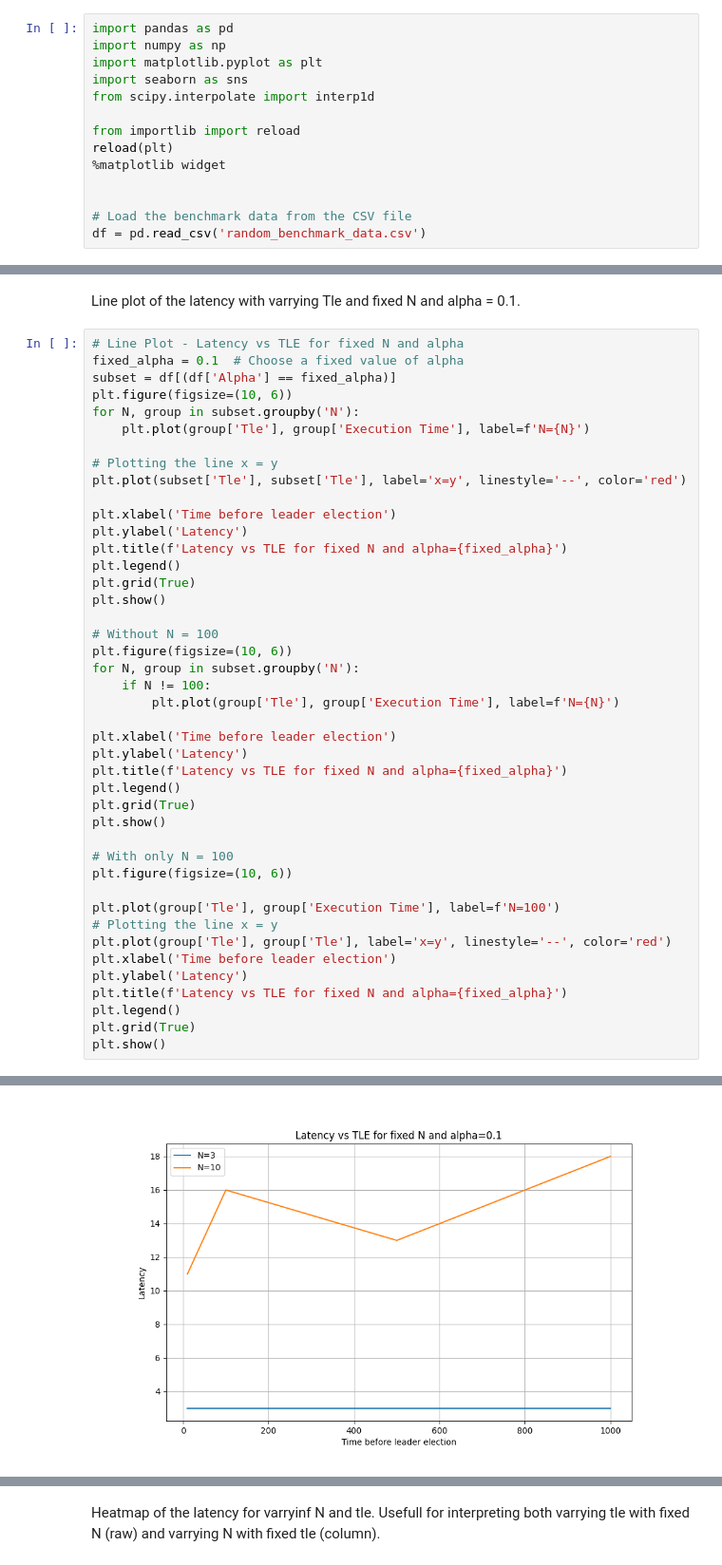
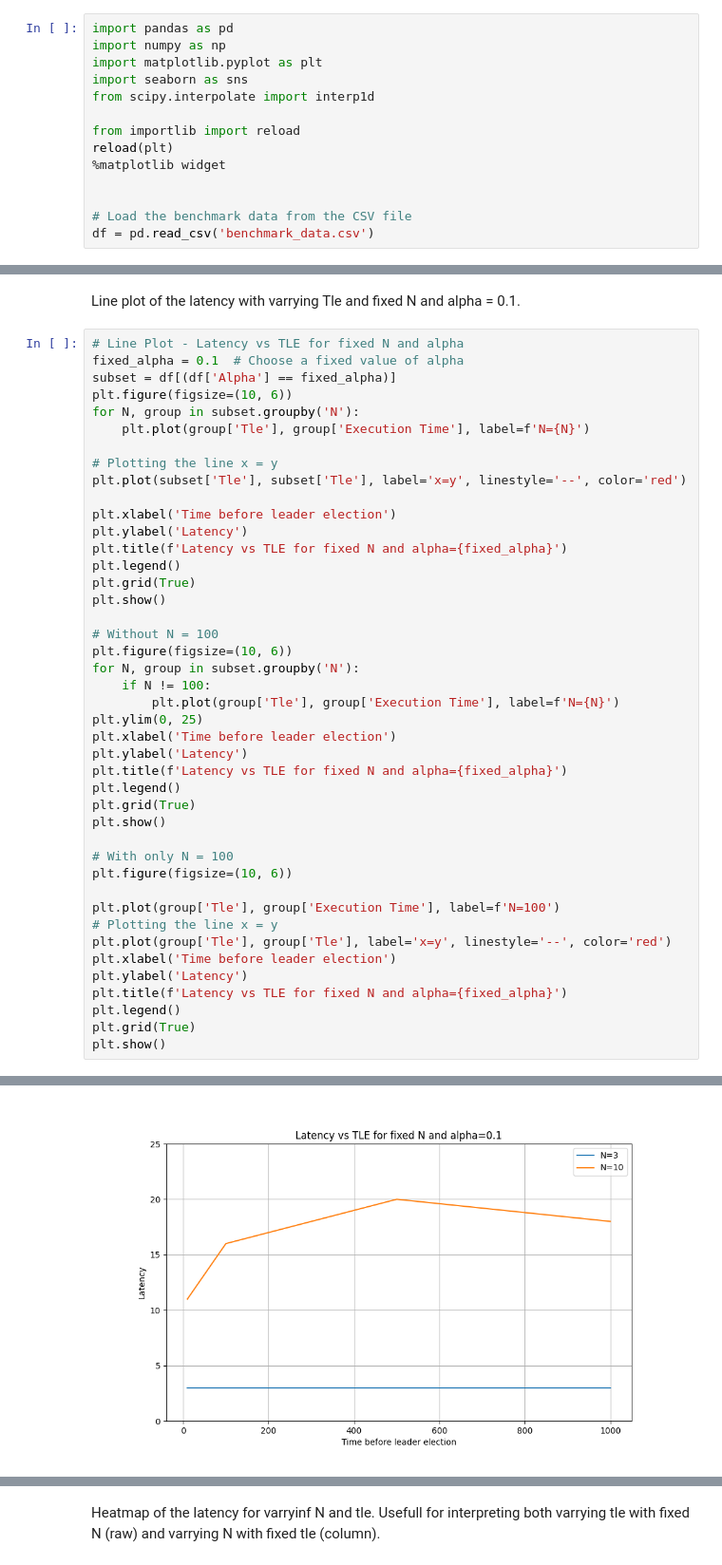
Before and after one commit to Minifixio/SLR210-Obstruction-Free-Consensus-Paxos, a Jupyter notebook: graphPlots.ipynb, the cells around one changed output, grey strips where cells are left out. Shown at 95% size. Saved outputs shown, nothing was run; the diff lists cells and outputs as text.

Commit message:
plotted accurate graphs in the ./graph folder

```diff
--- a/graphPlots.ipynb
+++ b/graphPlots.ipynb
@@ -15,7 +15,7 @@ reload(plt)
 
 
 # Load the benchmark data from the CSV file
-df = pd.read_csv('random_benchmark_data.csv')
+df = pd.read_csv('benchmark_data.csv')
 # %% [markdown]
 Line plot of the latency with varrying N and fixed tle.
 # %%
@@ -52,33 +52,33 @@ plt.title(f'Latency vs TLE for fixed N and alpha={fixed_alpha}')
 plt.legend()
 plt.grid(True)
 plt.show()
 
 # Without N = 100
 plt.figure(figsize=(10, 6))
 for N, group in subset.groupby('N'):
     if N != 100:
         plt.plot(group['Tle'], group['Execution Time'], label=f'N={N}')
-
+plt.ylim(0, 25)
 plt.xlabel('Time before leader election')
 plt.ylabel('Latency')
 plt.title(f'Latency vs TLE for fixed N and alpha={fixed_alpha}')
 plt.legend()
 plt.grid(True)
 plt.show()
 
 # With only N = 100
 plt.figure(figsize=(10, 6))
 
 plt.plot(group['Tle'], group['Execution Time'], label=f'N=100')
 # Plotting the line x = y
 plt.plot(group['Tle'], group['Tle'], label='x=y', linestyle='--', color='red')
 plt.xlabel('Time before leader election')
 plt.ylabel('Latency')
 plt.title(f'Latency vs TLE for fixed N and alpha={fixed_alpha}')
 plt.legend()
 plt.grid(True)
 plt.show()
 # %% [output]
 [figure]
-[figure, old version]
+[figure, new version]
 [figure]
```
Also changed, not shown: parts of 6 cells of this notebook, 9 other files.
